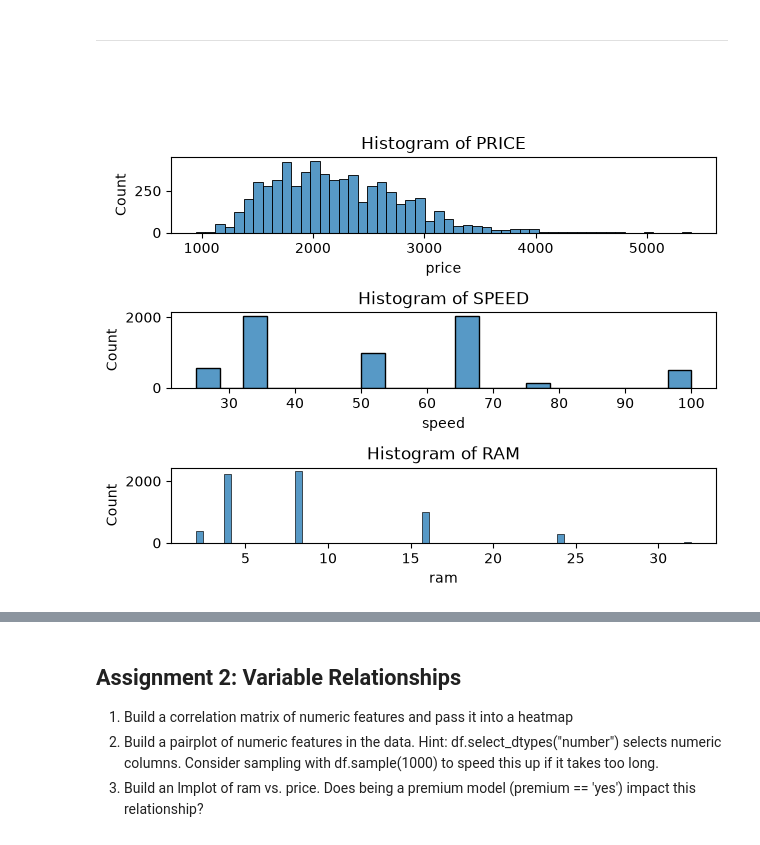
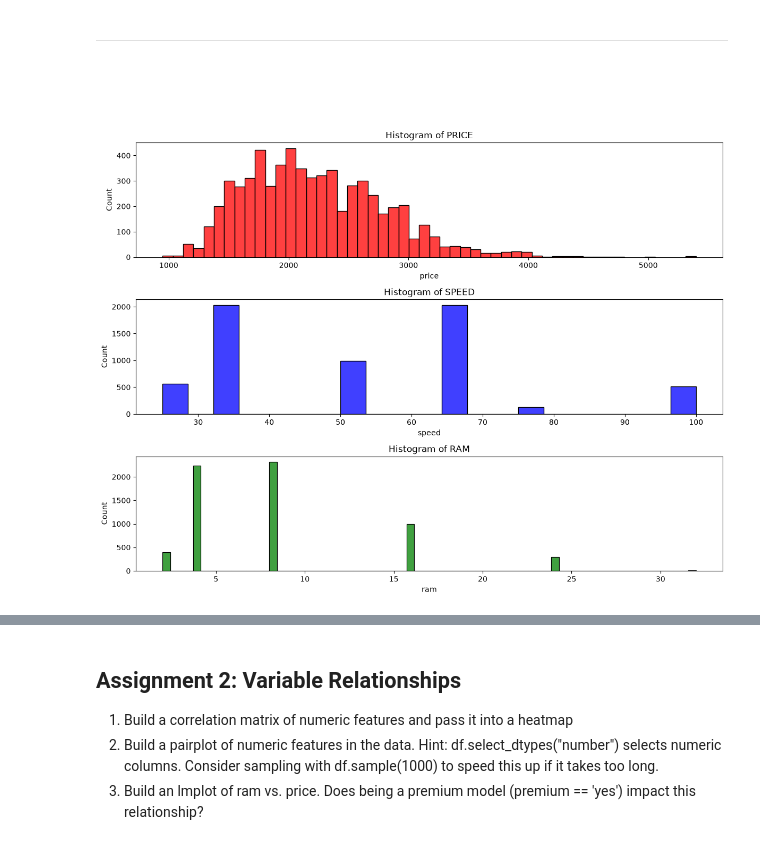
Before and after one commit to MiltonValleL/regression-and-forecasting, a Jupyter notebook: assignments/01_EDA_assignments.ipynb, the cells around one changed output, grey strips where cells are left out. Drawn from its saved outputs; the diff is of its cells as text; code cells hidden in the pictures.

```diff
--- a/assignments/01_EDA_assignments.ipynb
+++ b/assignments/01_EDA_assignments.ipynb
@@ -92,13 +92,14 @@ sns.despine()
 # %%
 # Let's create a loop to reduce some time
 
 columns = ['price', 'speed', 'ram']
+color = ['r', 'b', 'g']
 data = computers
 
-fig, ax = plt.subplots(len(columns), layout='tight')
+fig, ax = plt.subplots(len(columns), figsize=(12, 9), layout='tight')
 
-for col, ax in zip(columns, ax.flat):
-    sns.histplot(data=data, x=col, ax=ax)
+for col, c, ax in zip(columns, color, ax.flat):
+    sns.histplot(data=data, x=col, ax=ax, color=c)
     ax.set_title(f"Histogram of {col.upper()}")
 # %% [output]
-[figure, old version]
+[figure, new version]
```
Also changed, not shown: parts of 2 cells of this notebook, 1 other file.
